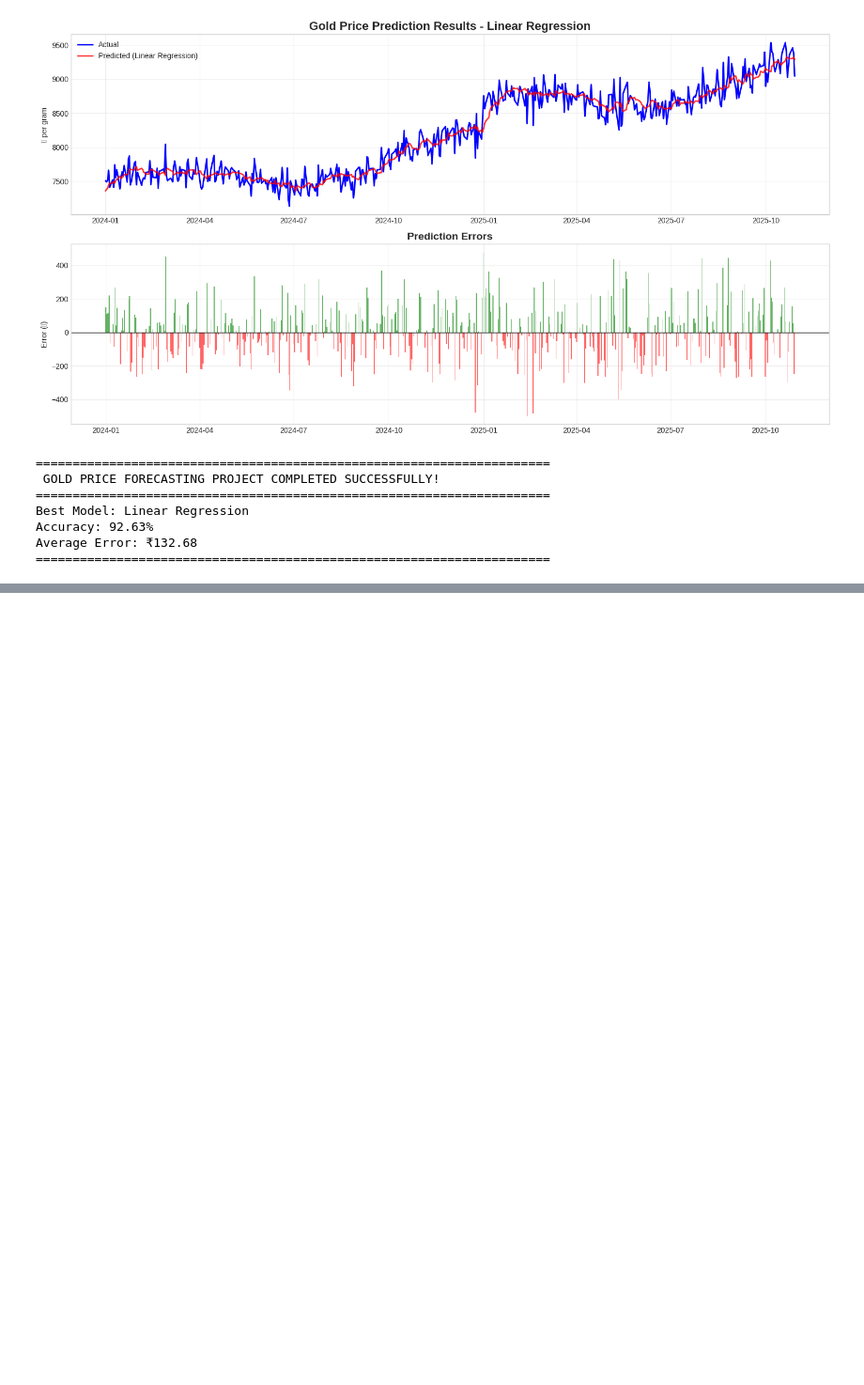
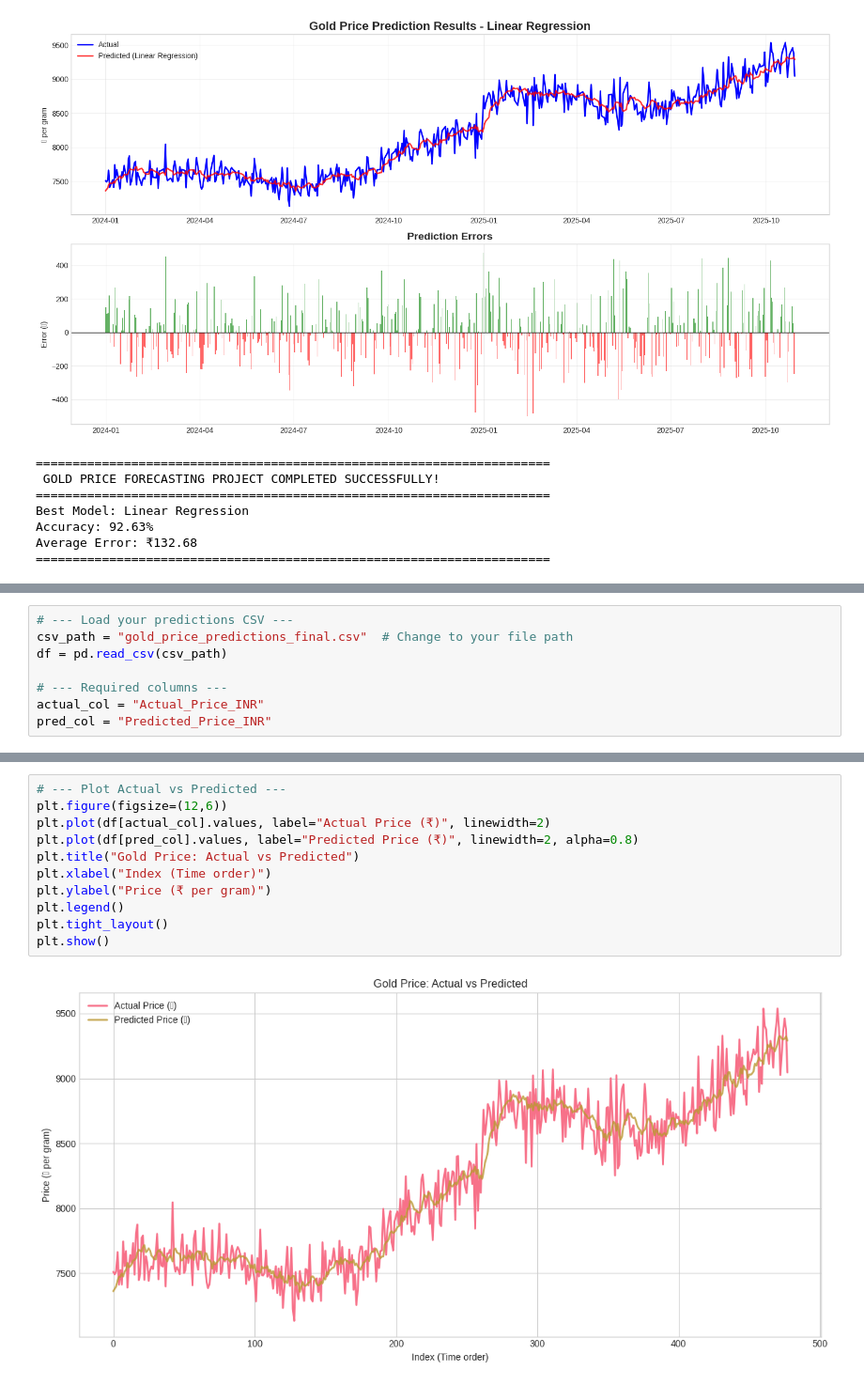
Before and after one commit to shindeparth007/Gold-Price-Forecasting-ML, a Jupyter notebook: Project_Gold_Price_Forecasting_.ipynb, the cells around one changed output, grey strips where cells are left out. Shown at 94% size. Saved outputs shown, nothing was run; the diff lists cells and outputs as text; blank space fills up the shorter version.

```diff
--- a/Project_Gold_Price_Forecasting_.ipynb
+++ b/Project_Gold_Price_Forecasting_.ipynb
@@ -971,0 +974,8 @@ Average Error: ₹132.68
+# %%
+# --- Load your predictions CSV ---
+csv_path = "gold_price_predictions_final.csv"  # Change to your file path
+df = pd.read_csv(csv_path)
+
+# --- Required columns ---
+actual_col = "Actual_Price_INR"
+pred_col = "Predicted_Price_INR"
@@ -971,0 +1019,13 @@ Average Error: ₹132.68
+# %%
+# --- Plot Actual vs Predicted ---
+plt.figure(figsize=(12,6))
+plt.plot(df[actual_col].values, label="Actual Price (₹)", linewidth=2)
+plt.plot(df[pred_col].values, label="Predicted Price (₹)", linewidth=2, alpha=0.8)
+plt.title("Gold Price: Actual vs Predicted")
+plt.xlabel("Index (Time order)")
+plt.ylabel("Price (₹ per gram)")
+plt.legend()
+plt.tight_layout()
+plt.show()
+# %% [output]
+[figure, added]
```
Also changed, not shown: parts of 10 cells of this notebook.
